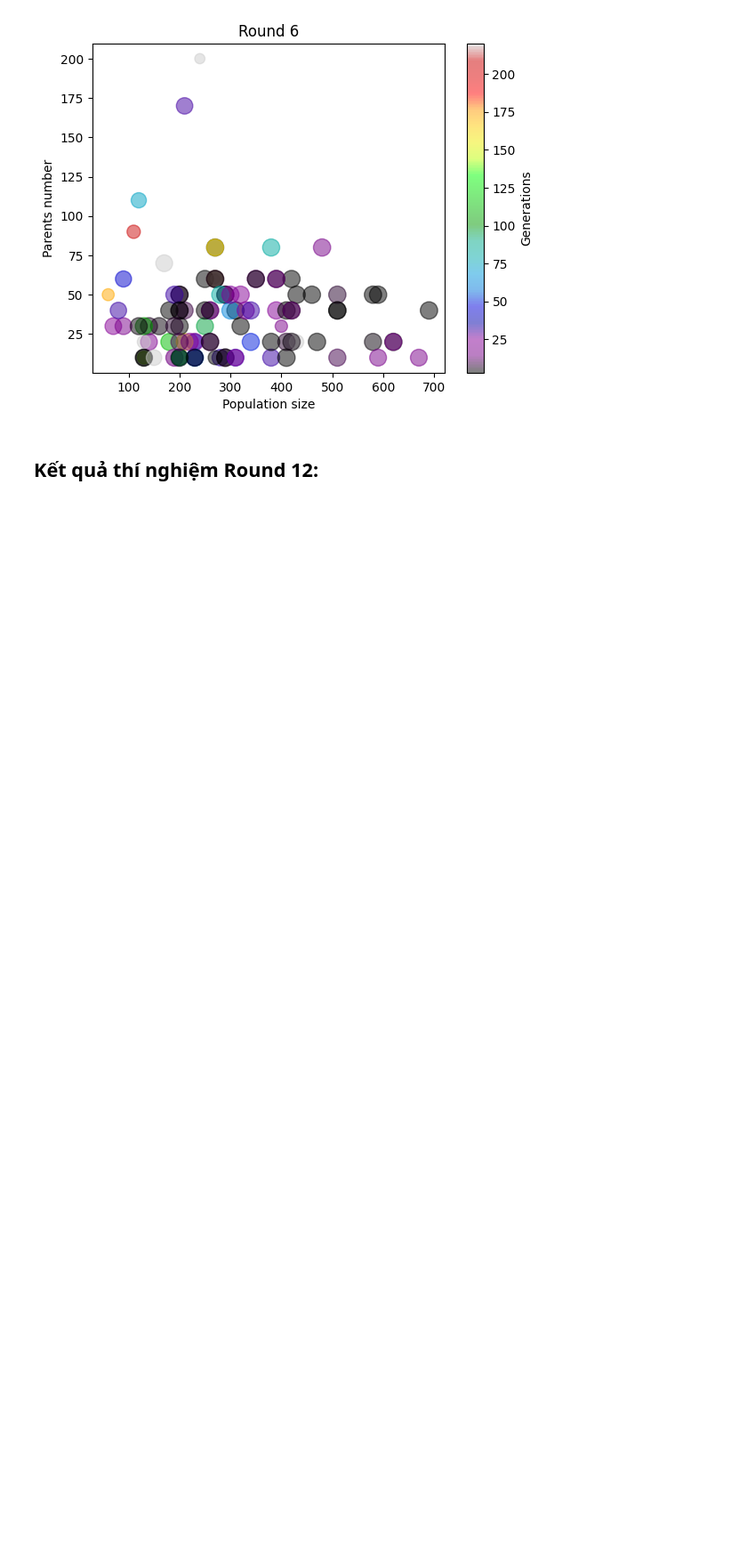
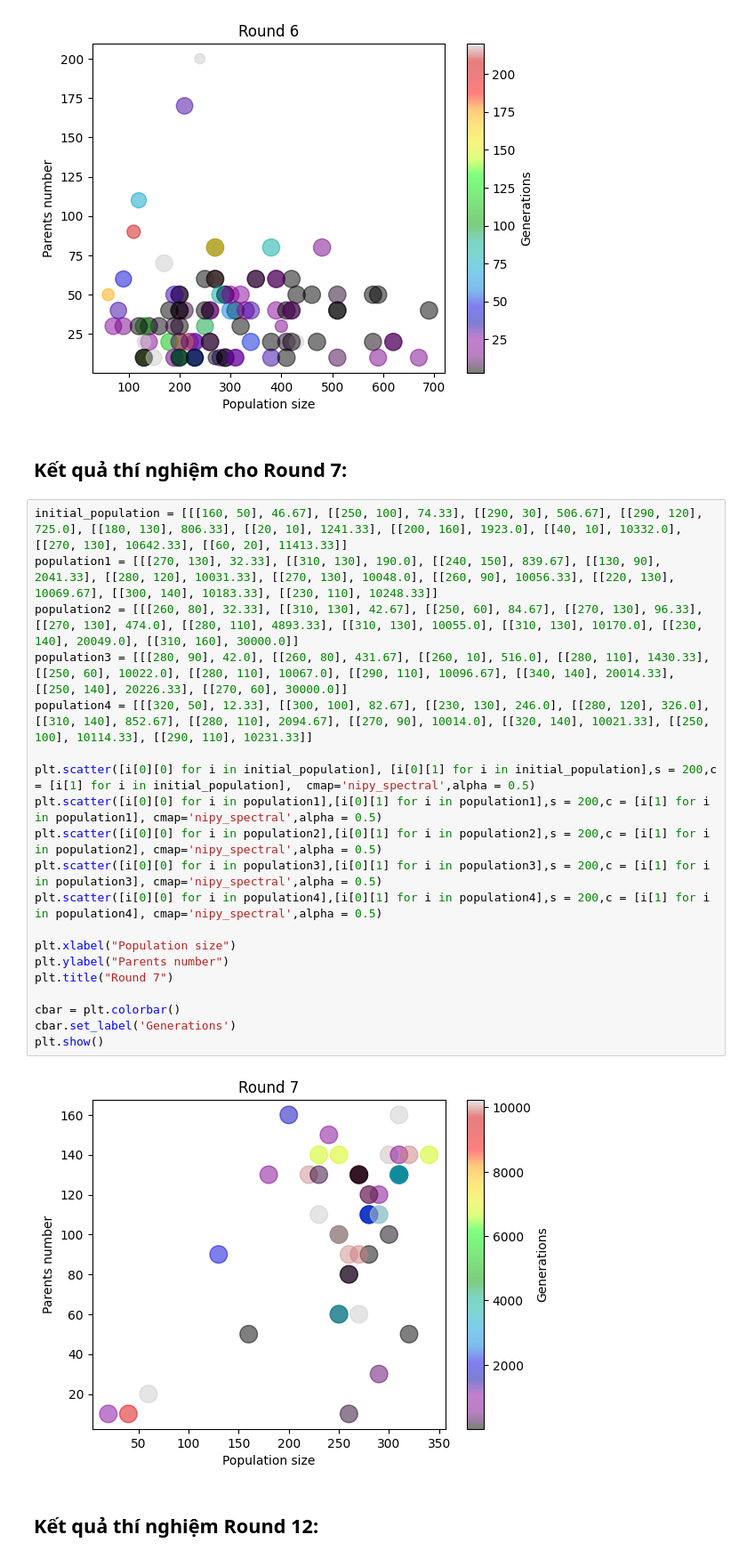
Before and after one commit to tinta2510/Genetic-Algorithm, a Jupyter notebook: Experiment.ipynb, the cells around one changed output. Shown at 89% size. Saved outputs shown, nothing was run; the diff lists cells and outputs as text; blank space fills up the shorter version.

```diff
--- a/Experiment.ipynb
+++ b/Experiment.ipynb
@@ -41,6 +81,30 @@ cbar.set_label('Generations')
 plt.show()
 # %% [output]
 [figure]
+# %% [markdown]
+## Kết quả thí nghiệm cho Round 7:
+# %%
+initial_population = [[[160, 50], 46.67], [[250, 100], 74.33], [[290, 30], 506.67], [[290, 120], 725.0], [[180, 130], 806.33], [[20, 10], 1241.33], [[200, 160], 1923.0], [[40, 10], 10332.0], [[270, 130], 10642.33], [[60, 20], 11413.33]]
+population1 = [[[270, 130], 32.33], [[310, 130], 190.0], [[240, 150], 839.67], [[130, 90], 2041.33], [[280, 120], 10031.33], [[270, 130], 10048.0], [[260, 90], 10056.33], [[220, 130], 10069.67], [[300, 140], 10183.33], [[230, 110], 10248.33]]
+population2 = [[[260, 80], 32.33], [[310, 130], 42.67], [[250, 60], 84.67], [[270, 130], 96.33], [[270, 130], 474.0], [[280, 110], 4893.33], [[310, 130], 10055.0], [[310, 130], 10170.0], [[230, 140], 20049.0], [[310, 160], 30000.0]]
+population3 = [[[280, 90], 42.0], [[260, 80], 431.67], [[260, 10], 516.0], [[280, 110], 1430.33], [[250, 60], 10022.0], [[280, 110], 10067.0], [[290, 110], 10096.67], [[340, 140], 20014.33], [[250, 140], 20226.33], [[270, 60], 30000.0]]
+population4 = [[[320, 50], 12.33], [[300, 100], 82.67], [[230, 130], 246.0], [[280, 120], 326.0], [[310, 140], 852.67], [[280, 110], 2094.67], [[270, 90], 10014.0], [[320, 140], 10021.33], [[250, 100], 10114.33], [[290, 110], 10231.33]]
+
+plt.scatter([i[0][0] for i in initial_population], [i[0][1] for i in initial_population],s = 200,c = [i[1] for i in initial_population],  cmap='nipy_spectral',alpha = 0.5)
+plt.scatter([i[0][0] for i in population1],[i[0][1] for i in population1],s = 200,c = [i[1] for i in population1], cmap='nipy_spectral',alpha = 0.5)
+plt.scatter([i[0][0] for i in population2],[i[0][1] for i in population2],s = 200,c = [i[1] for i in population2], cmap='nipy_spectral',alpha = 0.5)
+plt.scatter([i[0][0] for i in population3],[i[0][1] for i in population3],s = 200,c = [i[1] for i in population3], cmap='nipy_spectral',alpha = 0.5)
+plt.scatter([i[0][0] for i in population4],[i[0][1] for i in population4],s = 200,c = [i[1] for i in population4], cmap='nipy_spectral',alpha = 0.5)
+
+plt.xlabel("Population size")
+plt.ylabel("Parents number")
+plt.title("Round 7")
+
+cbar = plt.colorbar()
+cbar.set_label('Generations')
+plt.show()
+# %% [output]
+[figure, added]
 # %% [markdown]
 ## Kết quả thí nghiệm Round 12:
 # %%
```
Also changed, not shown: parts of 5 cells of this notebook, 1 other file.
